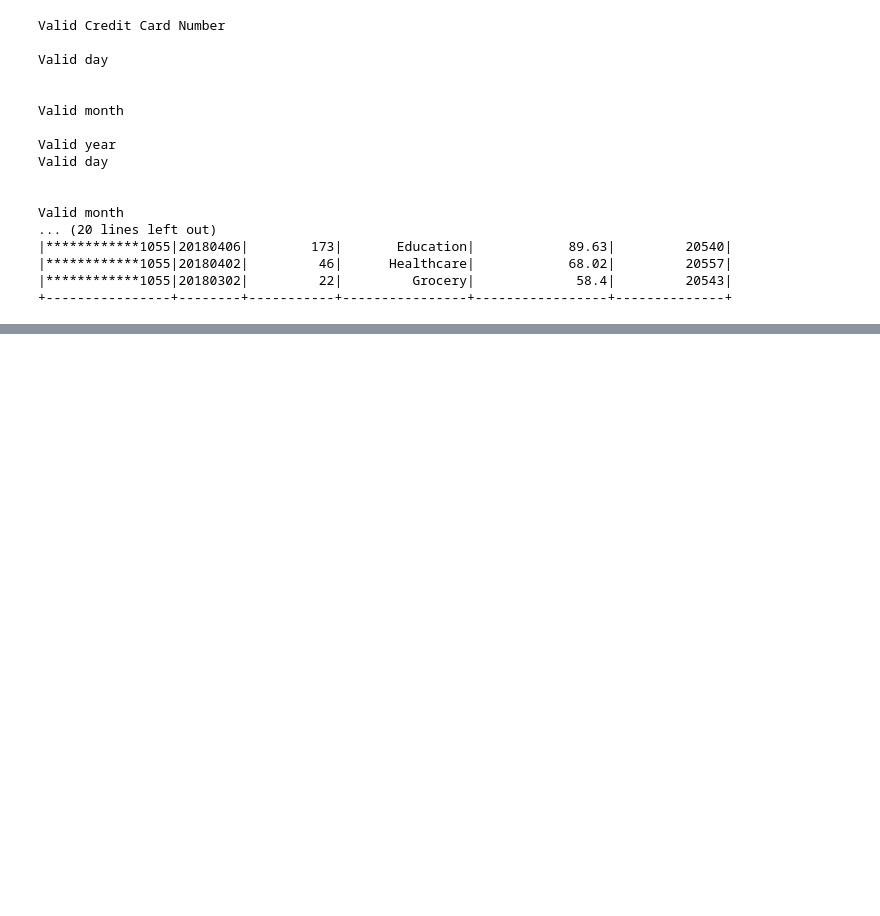
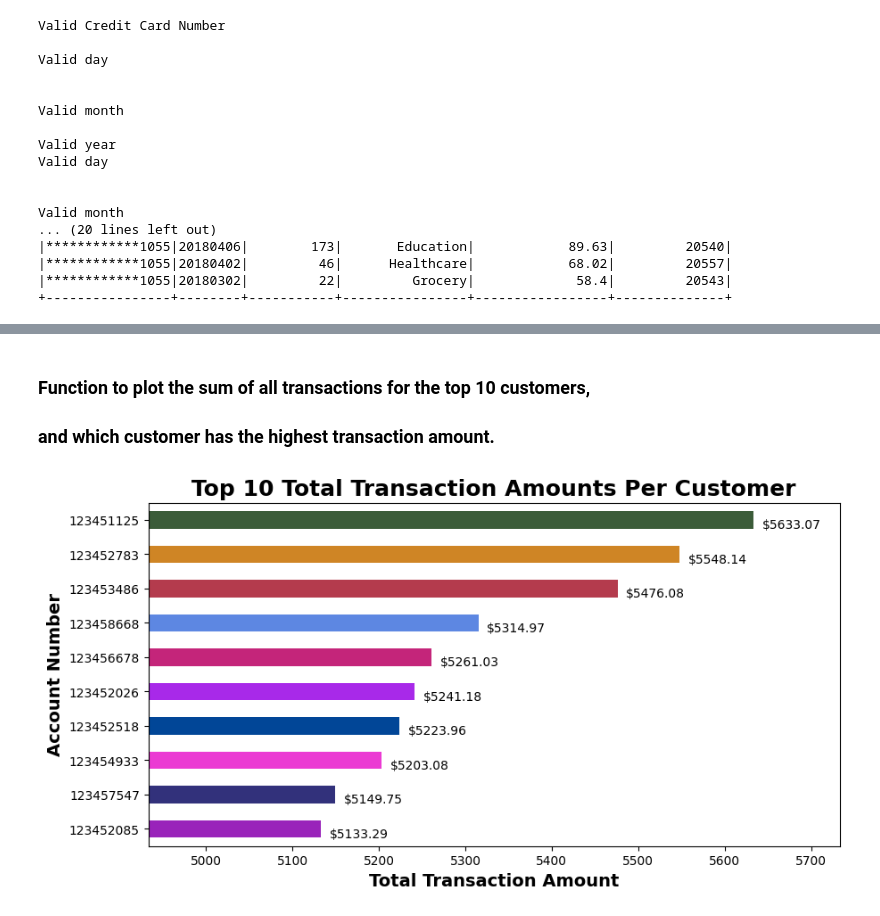
Before and after one commit to nithyabalasubram/capstone, a Jupyter notebook: etl_visualization_capstone.ipynb, the cells around one changed output, grey strips where cells are left out. Cells and saved outputs as stored; diff of their text form; code cells hidden in the pictures; blank space fills up the shorter version.

```diff
--- a/etl_visualization_capstone.ipynb
+++ b/etl_visualization_capstone.ipynb
@@ -1049,0 +1148,35 @@ Valid month
+# %% [markdown]
+### Function to plot the sum of all transactions for the top 10 customers,
+### and which customer has the highest transaction amount.
+# %%
+# Function to plot the sum of all transactions for the top 10 customers,
+# and which customer has the highest transaction amount.
+# hint(use CUST_SSN).
+def highest_and_sum_of_transactions_for_top10(df_customer_cc):
+
+    # Getting the top 10 customers.
+    top10 = df_customer_cc.groupby('CUST_SSN')['TRANSACTION_VALUE'].sum().sort_values().tail(10)
+    # Setting the color for each customer in top 10.
+    top10_colors = set_colors_for_plot(len(top10))
+
+    # Plotting the graph for the top 10 customers having the highest total values of transactions.
+    top10.plot(kind='barh', figsize=(10, 5), xlim=(top10.min()-200, top10.max()+100), color=top10_colors)
+
+    # Placing text i.e. sum of all transactions at the end of bar
+    for index, value in enumerate(top10):
+        plt.text(value+10, index-0.25, '$'+str(value))
+
+    # Setting the plot.
+    plt.title('Top 10 Total Transaction Amounts Per Customer', fontweight = 'bold', fontsize = 18)
+    # Setting the x-label.
+    plt.xlabel('Total Transaction Amount', fontweight = 'bold', fontsize = 14)
+    # Setting the y-label.
+    plt.ylabel('Account Number', fontweight = 'bold', fontsize = 14)
+
+    plt.show()
+# %%
+# Function to plot the sum of all transactions for the top 10 customers,
+# and which customer has the highest transaction amount.
+highest_and_sum_of_transactions_for_top10(df_customer_cc)
+# %% [output]
+[figure, added]
```
Also changed, not shown: parts of 13 cells of this notebook.
